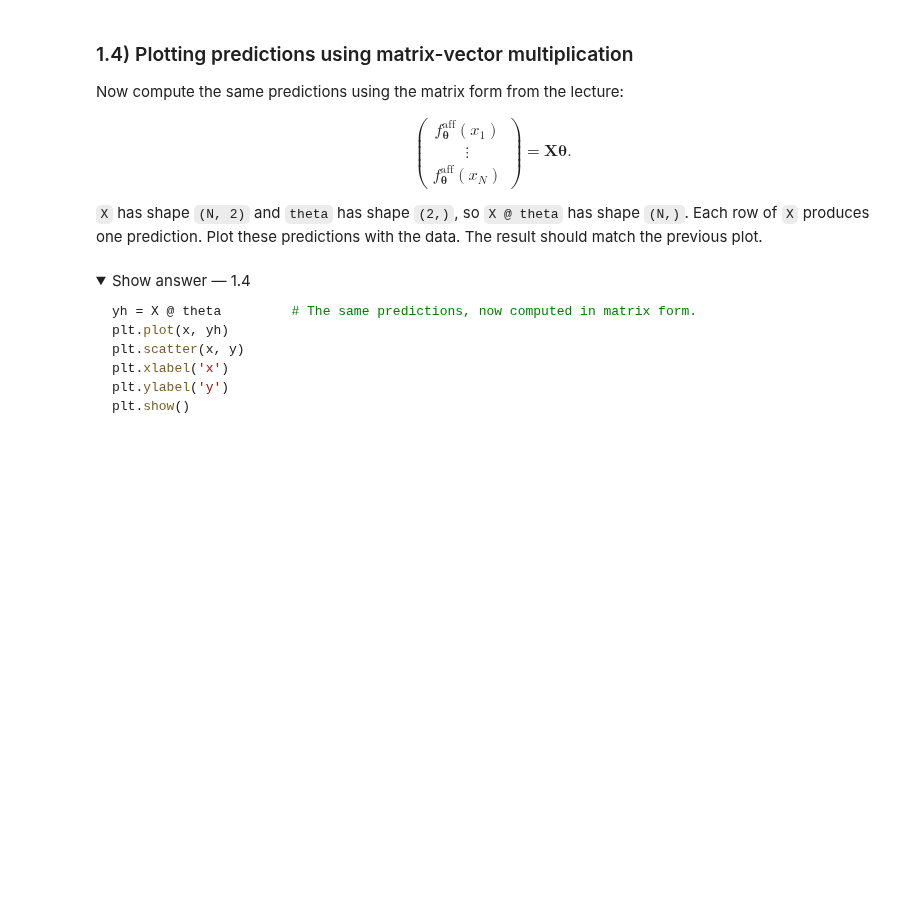
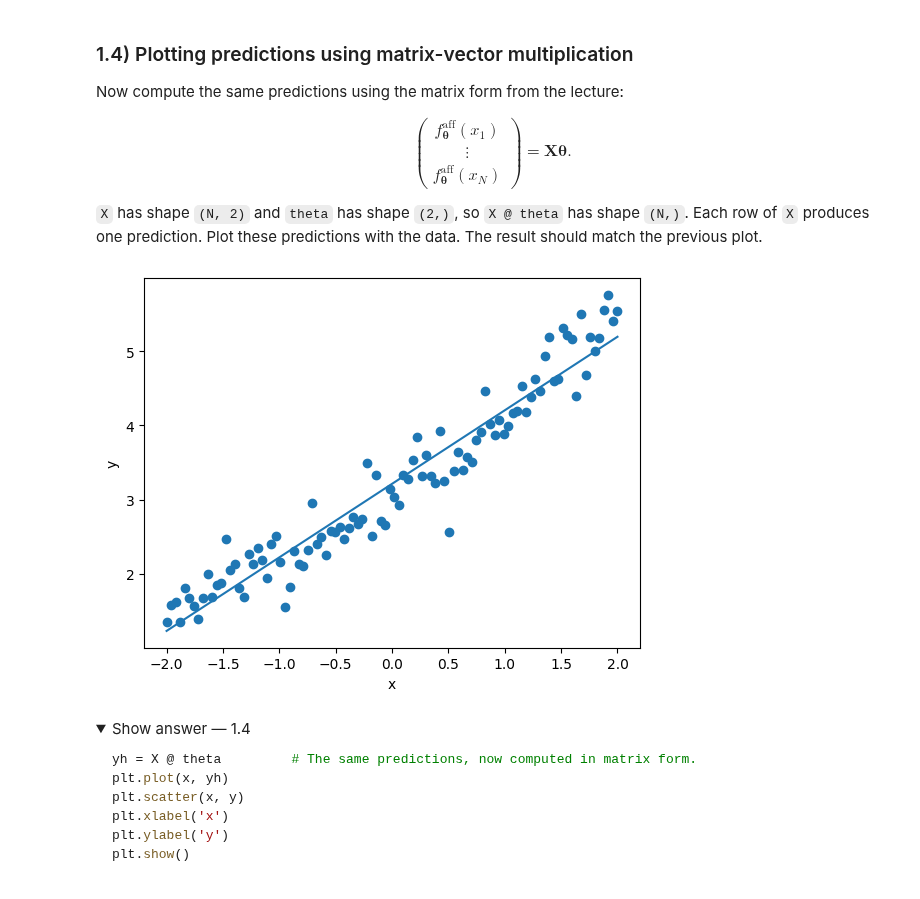
Before and after one commit to wa-jhx-ter/2026_27, a Jupyter notebook: Week_03/Lab/Week_03_linear_regression.ipynb, the cells around one changed output. Cells and saved outputs as stored; diff of their text form; code cells hidden in the pictures; folded sections open; blank space fills up the shorter version.

```diff
--- a/Week_03/Lab/Week_03_linear_regression.ipynb
+++ b/Week_03/Lab/Week_03_linear_regression.ipynb
@@ -89,3 +93,8 @@ In the lecture, $\boldsymbol{\theta}$ is written as a $2\times 1$ column. In PyT
 **Hint:** use [torch.stack](https://docs.pytorch.org/docs/stable/generated/torch.stack.html). Check that `X.shape` is `(N, 2)`: the features should be columns, not rows.
 # %%
 # Your code here.
+ones = t.ones(N)
+
+X= t.stack([ones, x], -1)
+
+print(X.shape)
@@ -185,6 +211,15 @@ $$
 `X` has shape `(N, 2)` and `theta` has shape `(2,)`, so `X @ theta` has shape `(N,)`. Each row of `X` produces one prediction. Plot these predictions with the data. The result should match the previous plot.
 # %%
 # Your code here.
+yh = X @ theta
+
+plt.plot(x, yh)
+plt.scatter(x, y)
+plt.xlabel('x')
+plt.ylabel('y')
+plt.show()
+# %% [output]
+[figure, added]
 # %% [markdown]
 <details>
 <summary>Show answer — 1.4</summary>
```
Also changed, not shown: parts of 10 cells of this notebook.
